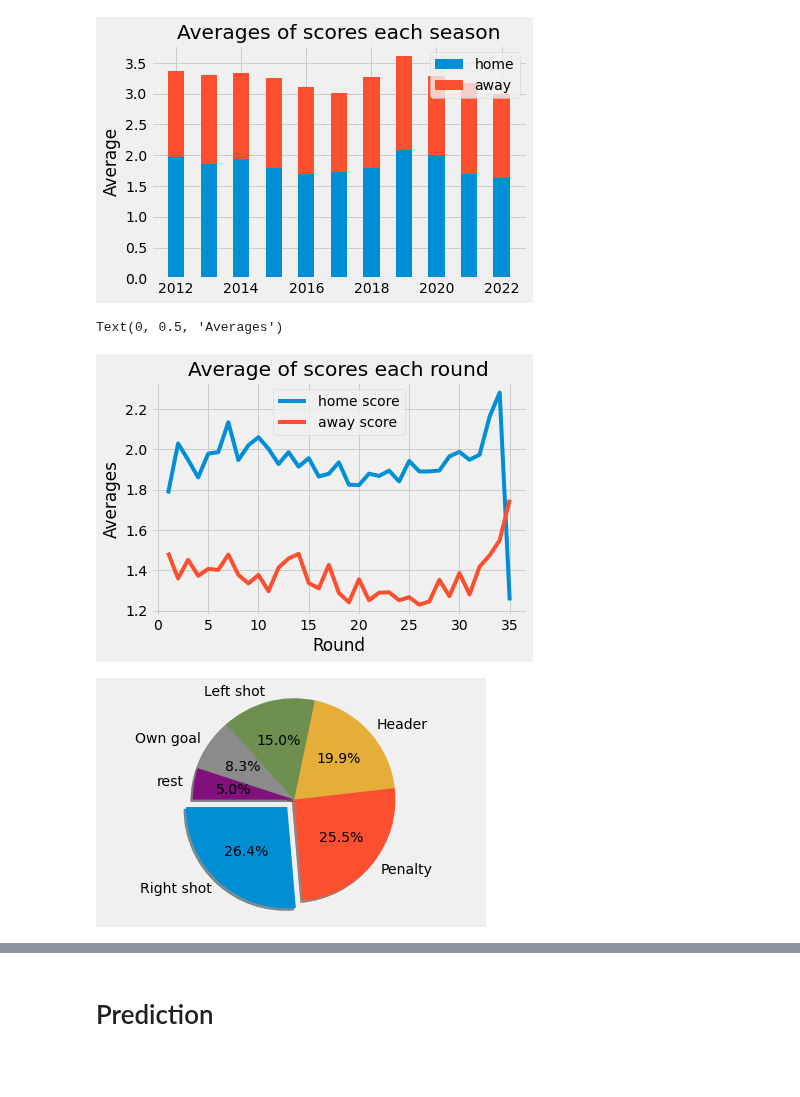
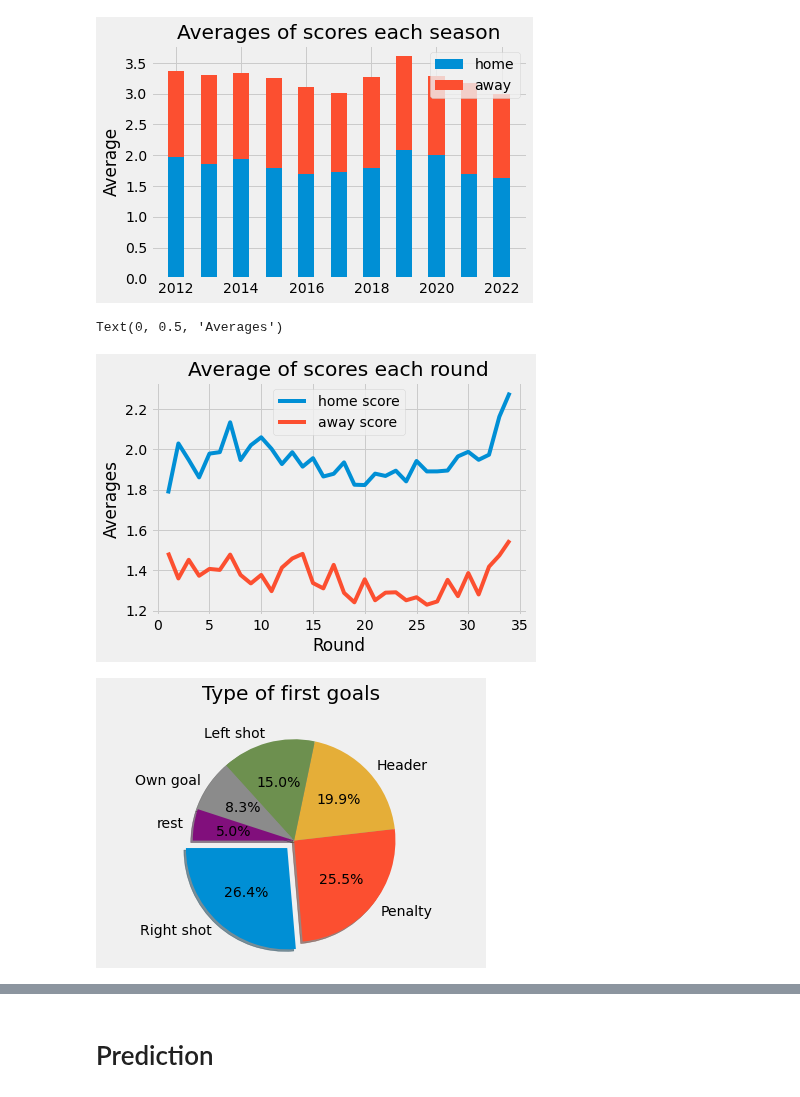
Before and after one commit to mohammedaljader/Football_Predictions_ML, a Jupyter notebook: Predict_first_goal.ipynb, the cells around one changed output, grey strips where cells are left out. Cells and saved outputs as stored; diff of their text form; code cells hidden in the pictures; blank space fills up the shorter version.

```diff
--- a/Predict_first_goal.ipynb
+++ b/Predict_first_goal.ipynb
@@ -276,7 +276,8 @@ plt.show()
 # %% [output]
 [figure]
 # %%
-groubBy_homeScore_EachRound = df_merge.groupby('round', as_index=False).agg(home_score_mean = ('home_score', 'mean'),
+df_filter_round = df_merge[df_merge["round"] <= 34]
+groubBy_homeScore_EachRound = df_filter_round.groupby('round', as_index=False).agg(home_score_mean = ('home_score', 'mean'),
                                                                 away_score_mean = ('away_score', 'mean'))
 
 plt.plot(groubBy_homeScore_EachRound['round'], groubBy_homeScore_EachRound['home_score_mean'], label="home score")
@@ -287,21 +288,22 @@ plt.xlabel("Round")
 plt.ylabel("Averages")
 # %% [output]
 Text(0, 0.5, 'Averages')
-[figure, old version]
+[figure, new version]
 # %%
 
 labels = groubBy_typeGoal.index
 sizes = groubBy_typeGoal
 explode = (0.1, 0, 0, 0, 0, 0)
 
 fig1, ax1 = plt.subplots()
 ax1.pie(sizes, explode=explode, labels=labels, autopct='%1.1f%%',
         shadow=True, startangle=180)
 ax1.axis('equal')
+ax1.set_title("Type of first goals\n")
 
 plt.show()
 # %% [output]
-[figure, old version]
+[figure, new version]
 # %%
 df_plot = pd.DataFrame()
 season = df_merge['season']
```
Also changed, not shown: parts of 8 cells of this notebook, 1 other file.
